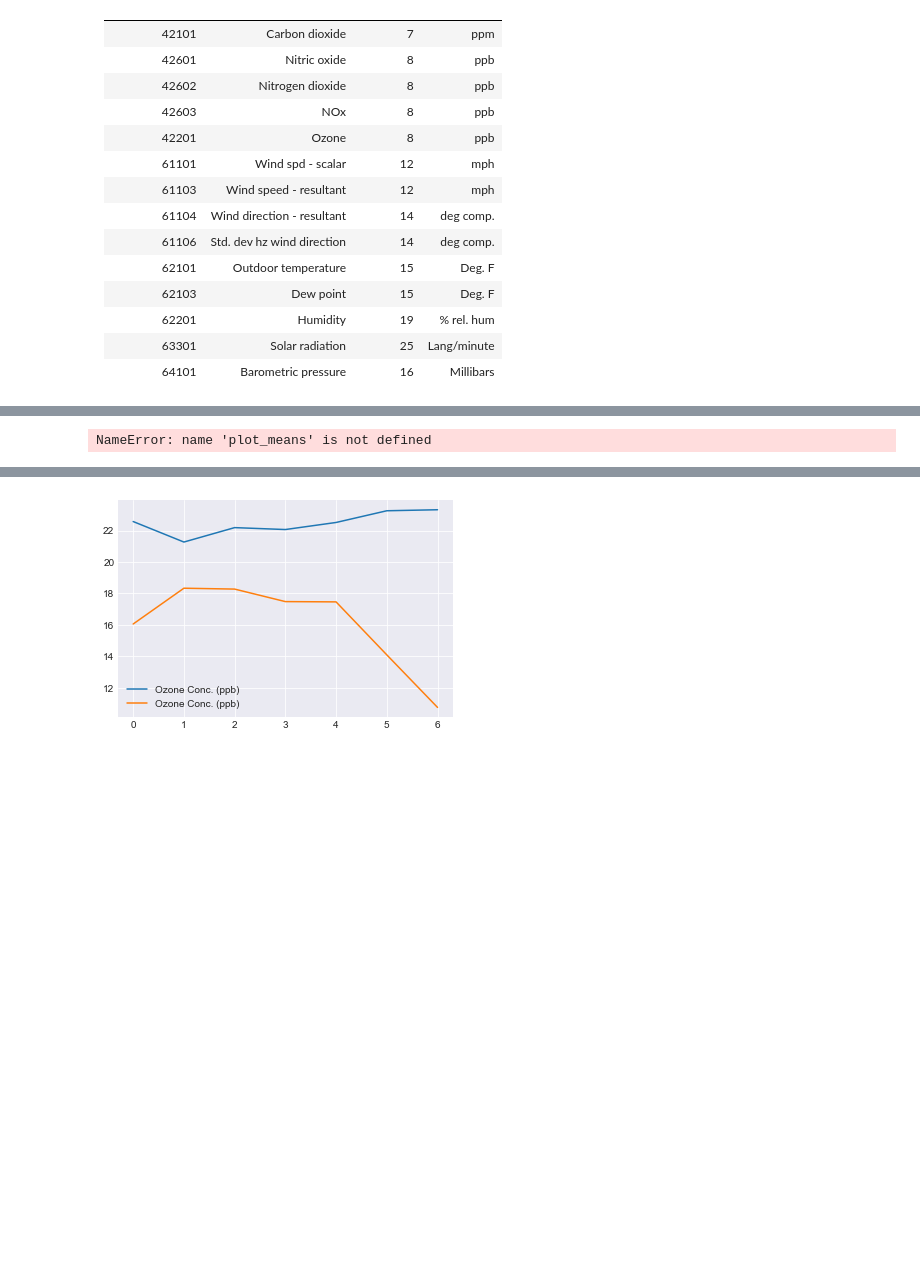
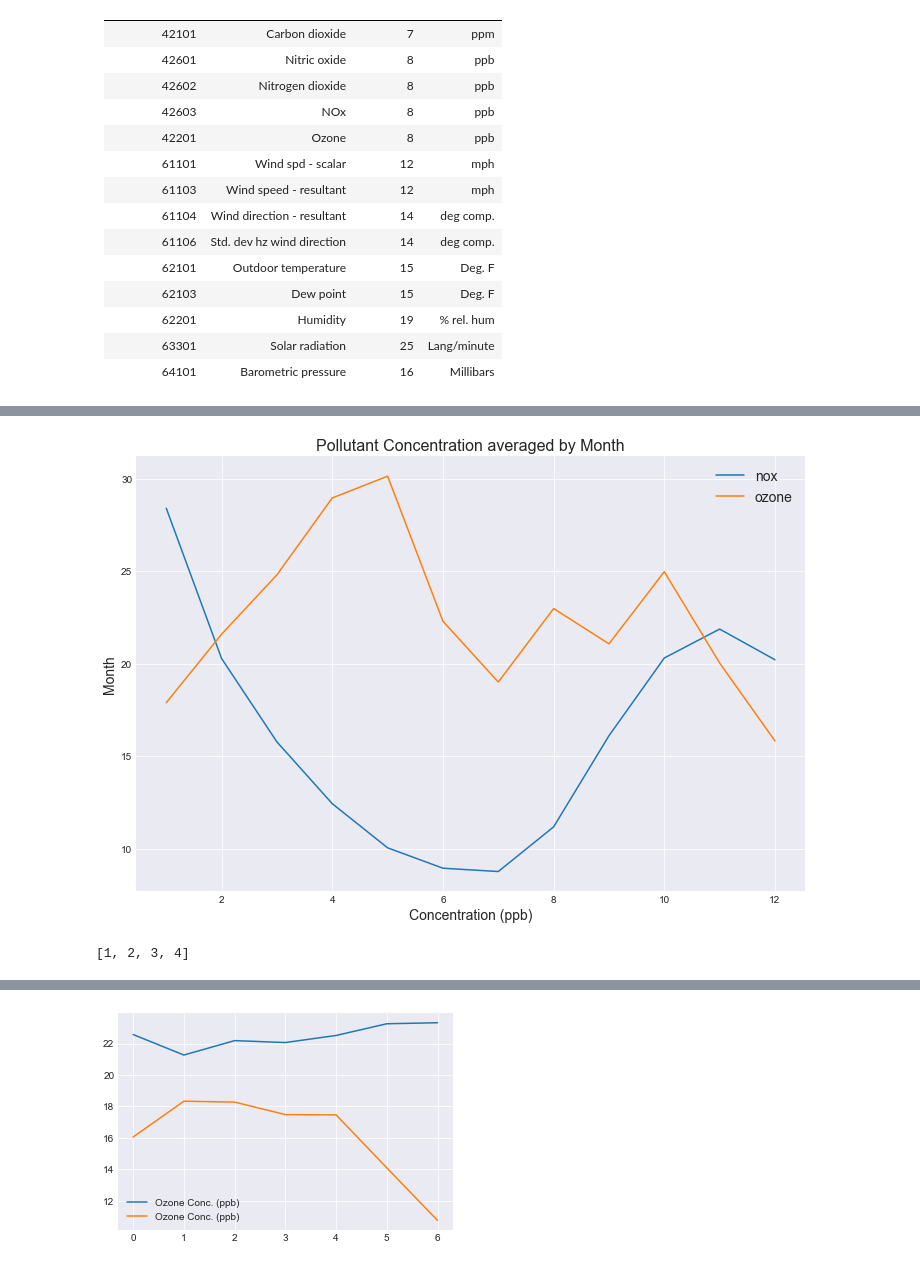
Before and after one commit to phuston/aq_houston, a Jupyter notebook: data_exploration/data_exploration.ipynb, the cells around one changed output, grey strips where cells are left out. Cells and saved outputs as stored; diff of their text form; code cells hidden in the pictures; blank space fills up the shorter version.

Commit message:
Update data exploration

```diff
--- a/data_exploration/data_exploration.ipynb
+++ b/data_exploration/data_exploration.ipynb
@@ -161,9 +94,39 @@ parameter_map = {
     64101: 'barometric_pressure'
 }
 
+unit_map = {
+    7: 'ppm',
+    8: 'ppb',
+    12: 'mph',
+    14: 'degrees compass',
+    15: 'degrees F',
+    19: 'percent rel. humidity',
+    25: 'langley per min',
+    16: 'millibars'
+}
+
+def unit_code_to_text(unit_code):
+    return unit_map[unit_code]
+
+def month_to_season(month):
+    if month in [12,1,2]:
+        return "winter"
+    elif month in [3,4,5]:
+        return "spring"
+    elif month in [6,7,8]:
+        return "summer"
+    elif month in [9,10,11]:
+        return "fall"
+
 
 def read_data(filename):
-    df1 = pd.read_csv(filename, skiprows=10, sep='|', usecols=range(13), parse_dates={"Datetime" : [10,11]})
+    # Reads in data file, splits by parameter code, modifies dataframes with helpful features
+    df1 = pd.read_csv(filename,
+                      skiprows=10,
+                      sep='|',
+                      usecols=[5,8,10,11,12],
+                      parse_dates={"Datetime" : [2,3]},
+                      dtype={'Value': np.float32})
 
     all_dataframes = {}
 
@@ -179,23 +142,30 @@ def read_data(filename):
         param_df['woy'] = param_df.index.weekofyear
         param_df['month'] = param_df.index.month
         param_df['day'] = param_df.index.weekday
+        param_df['season'] = param_df.month.apply(month_to_season)
+        param_df['units'] = param_df['Unit Cd'].apply(unit_code_to_text)
 
         # Create extra helper fields
         param_mean = param_df.groupby('woy').Value.mean()
         param_df['annual_mean'] = param_mean[param_df.woy].values
         param_df['detrend'] = param_df.Value - param_df.annual_mean
         all_dataframes[parameter_name] = param_df
+        param_df['{}_value'.format(parameter_name)] = param_df.Value
 
     return all_dataframes
 # %%
 all_data = read_data("../data/338120170929155414557.txt")
 # %%
 def plot_means(fields, group):
+    fig = plt.figure(figsize=(12,8))
     for field in fields:
         plt.plot(all_data[field].groupby(group).Value.mean())
-    plt.legend(fields)
+    plt.legend(fields, fontsize=14)
+    plt.title("Pollutant Concentration averaged by Month", fontsize=16)
+    plt.xlabel("Concentration (ppb)", fontsize=14)
+    plt.ylabel("Month", fontsize=14)
     plt.show()
 # %%
-plot_means(['nox', 'ozone','solar_radiation'], 'hour')
+plot_means(['nox', 'ozone'], 'month')
 # %% [output]
-NameError: name 'plot_means' is not defined
+[figure, added]
@@ -201,0 +204,4 @@ NameError: name 'plot_means' is not defined
+# %%
+range(1,5)
+# %% [output]
+[1, 2, 3, 4]
```
Also changed, not shown: parts of 18 cells of this notebook, 1 other file.
